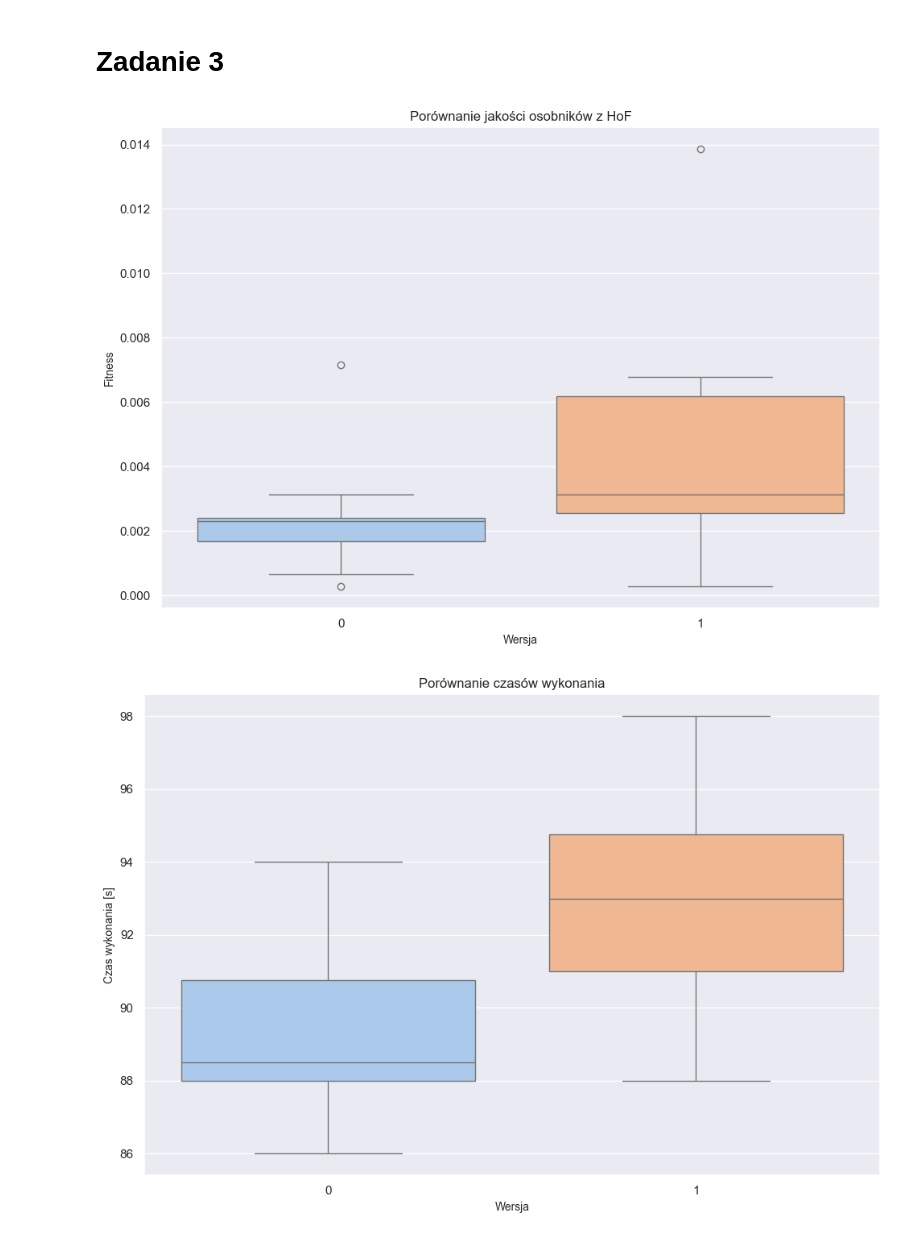
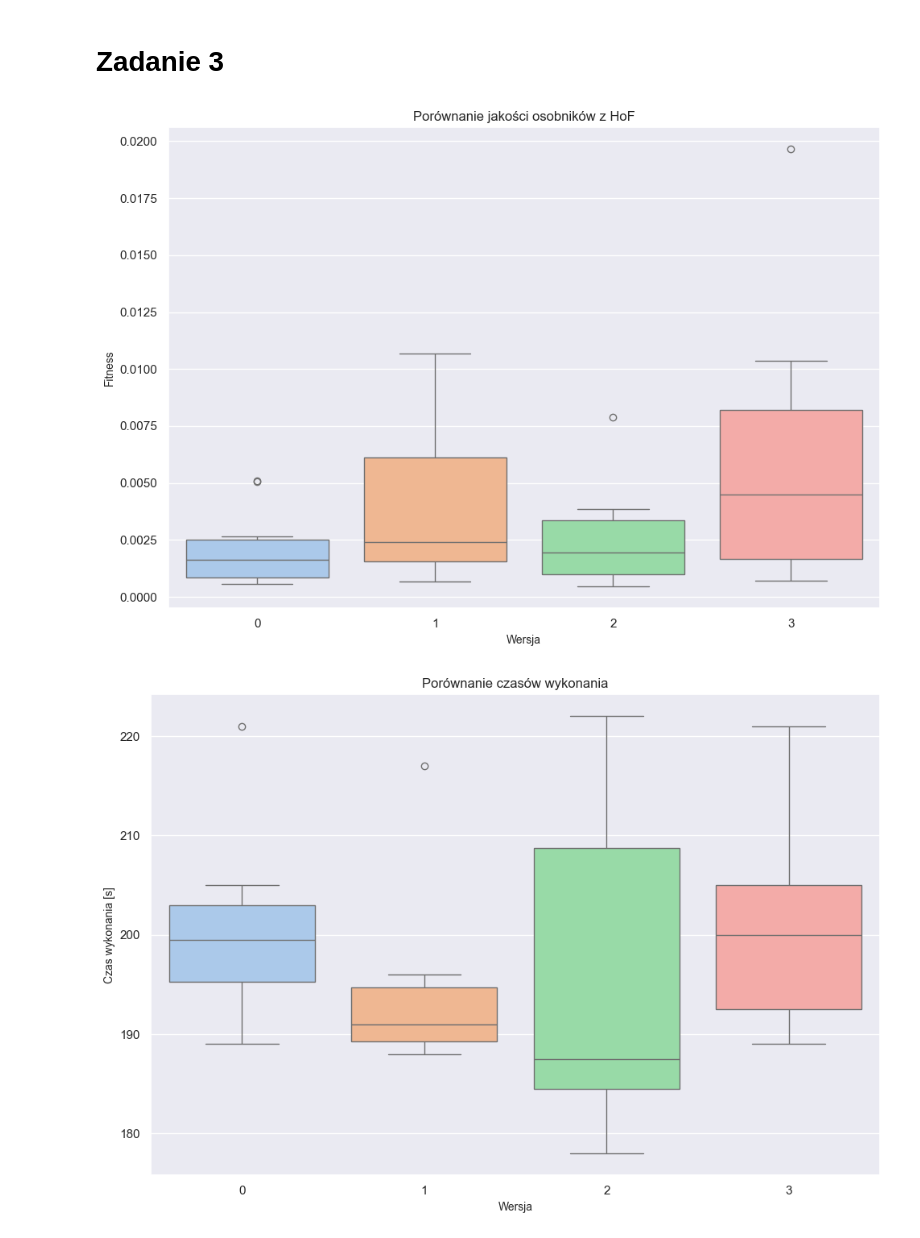
Before and after one commit to anras5/evolutionary-algorithms, a Jupyter notebook: lab3/lab3.ipynb, the cells around one changed output. Drawn from its saved outputs; the diff is of its cells as text; code cells hidden in the pictures.

```diff
--- a/lab3/lab3.ipynb
+++ b/lab3/lab3.ipynb
@@ -4,12 +4,13 @@ import seaborn as sns
 import matplotlib.pyplot as plt
 
 sns.set()
+# %%
+P_VALUES = ["0", "1", "2", "3"]
+palette = sns.color_palette("pastel", len(P_VALUES))
+color_map = dict(zip(P_VALUES, palette))
 # %% [markdown]
 # Zadanie 1
 # %%
-P_VALUES = ["0", "1"]
-palette = sns.color_palette("pastel", len(P_VALUES))
-color_map = dict(zip(P_VALUES, palette))
 plt.figure(figsize=(10, 8))
 
 for p in P_VALUES:
@@ -30,9 +31,6 @@ plt.show()
 # %% [markdown]
 # Zadanie 2
 # %%
-P_VALUES = ["0", "1"]
-palette = sns.color_palette("pastel", len(P_VALUES))
-color_map = dict(zip(P_VALUES, palette))
 plt.figure(figsize=(10, 8))
 
 for p in P_VALUES:
@@ -55,9 +53,6 @@ plt.show()
 # %% [markdown]
 # Zadanie 3
 # %%
-P_VALUES = ["0", "1"]
-palette = sns.color_palette("pastel", len(P_VALUES))
-color_map = dict(zip(P_VALUES, palette))
 plt.figure(figsize=(10, 7))
 
 data = {p_value: [] for p_value in P_VALUES}
@@ -80,27 +75,24 @@ plt.tight_layout()
 plt.savefig('3-1-boxplot-fitness.png')
 plt.show()
 # %% [output]
-[figure, old version]
+[figure, new version]
 # %%
-P_VALUES = ["0", "1"]
-palette = sns.color_palette("pastel", len(P_VALUES))
-color_map = dict(zip(P_VALUES, palette))
 plt.figure(figsize=(10, 7))
 
 data = {p_value: [] for p_value in P_VALUES}
 for p in P_VALUES:
     df = pd.read_csv(f"../framspy/lab3/{p}/times.txt")
     data[p] = df['time'].to_list()
 
 
 df = pd.DataFrame(data)
 sns.boxplot(df, palette='pastel')
 
 plt.title("Porównanie czasów wykonania", fontsize=12)
 plt.ylabel("Czas wykonania [s]", fontsize=10)
 plt.xlabel("Wersja", fontsize=10)
 plt.tight_layout()
 plt.savefig('3-2-boxplot-czas.png')
 plt.show()
 # %% [output]
-[figure, old version]
+[figure, new version]
```
Also changed, not shown: parts of 2 cells of this notebook, 6 other files.
